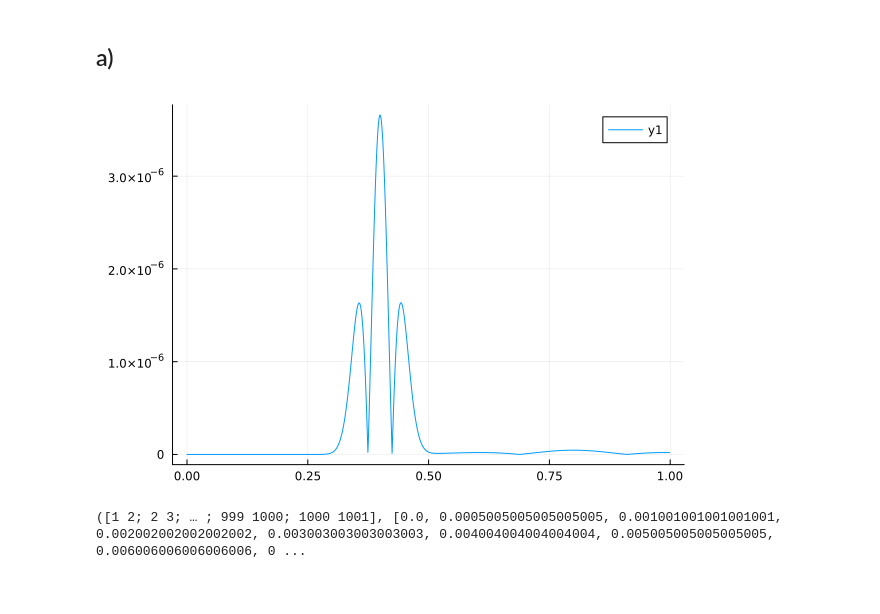
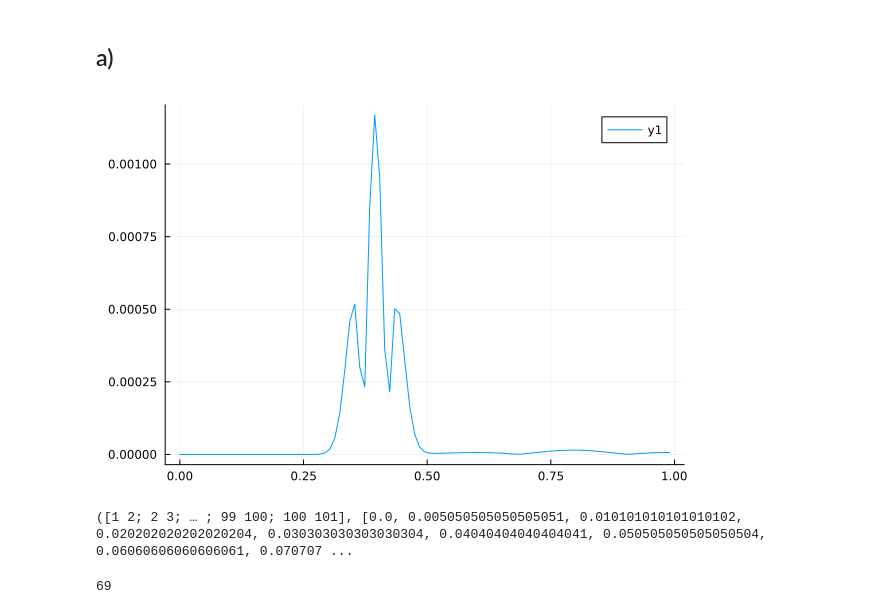
Before and after one commit to jkbch/FEM, a Jupyter notebook: Jakobs_notebook_julia.ipynb, the cells around one changed output. Saved outputs shown, nothing was run; the diff lists cells and outputs as text; code cells hidden in the pictures.

```diff
--- a/Jakobs_notebook_julia.ipynb
+++ b/Jakobs_notebook_julia.ipynb
@@ -250,32 +251,32 @@ WARNING: both Plots and LinearAlgebra export "rotate!"; uses of it in module Mai
 # %%
 function compute_error_decrease(fun::Function, VX::Vector{Float64}, EToV::Matrix{Int64})
     M, N = size(EToV)
     err = zeros(M)
 
     for i in 1:M
         for j in 1:N-1
             k = EToV[i, j]
             k2 = EToV[i, j+1]
             h = VX[k2] - VX[k]
             xi = VX[k]
             err[i] = sqrt(3)*sqrt(h*(fun(xi) + fun(xi + h) - 2*fun(xi + h/2))^2)/6
         end
     end
 
     return err
 end
 
 u_anal(x) = exp(-800*(x - 0.4)^2) + 0.25*exp(-40*(x - 0.8)^2)
-M = 1000
+M = 100
 VX = collect(range(0, 1, M))
 EToV = hcat(1:M-1, 2:M)
 
 
 err_vec = compute_error_decrease(u_anal, VX, EToV)
 
 plot(VX[1:M-1], err_vec)
 # %% [output]
-[figure, old version]
+[figure, new version]
 # %%
 function refine_marked(EToVcoarse::Matrix{Int64}, xcoarse::Vector{Float64}, idxMarked::Vector{Int64})::Tuple{Matrix{Int64}, Vector{Float64}}
     M, N = size(EToVcoarse)
@@ -286,9 +287,9 @@ function refine_marked(EToVcoarse::Matrix{Int64}, xcoarse::Vector{Float64}, idxM
 
     i = 1
     for j in 1:M
-        if i <= length(idxMarked) && idxMarked[i] == j
+        if i <= K && idxMarked[i] == j
             xfine[j+i-1] = xcoarse[j]
-            xfine[j+i] = (xcoarse[j+1] - xcoarse[j])/2
+            xfine[j+i] = (xcoarse[j+1] + xcoarse[j])/2
 
             EToVfine[j+i-1, :] = [j+i-1, j+i]
             EToVfine[j+i, :] = [j+i, j+i+1]
@@ -304,8 +305,26 @@ function refine_marked(EToVcoarse::Matrix{Int64}, xcoarse::Vector{Float64}, idxM
 
     return EToVfine, xfine
 end
-
-idxMarked = [1]
-refine_marked(EToV, VX, idxMarked)
 # %% [output]
-([1 2; 2 3; … ; 999 1000; 1000 1001], [0.0, 0.0005005005005005005, 0.001001001001001001, 0.002002002002002002, 0.003003003003003003, 0.004004004004004004, 0.005005005005005005, 0.006006006006006006, 0 ...
+([1 2; 2 3; … ; 99 100; 100 101], [0.0, 0.005050505050505051, 0.010101010101010102, 0.020202020202020204, 0.030303030303030304, 0.04040404040404041, 0.050505050505050504, 0.06060606060606061, 0.070707 ...
+# %%
+u_anal(x) = exp(-800*(x - 0.4)^2) + 0.25*exp(-40*(x - 0.8)^2)
+M = 3
+VX = collect(range(0, 1, M))
+EToV = hcat(1:M-1, 2:M)
+tolerance = 10^(-4)
+
+while true
+    err = compute_error_decrease(u_anal, VX, EToV)
+    idxMarked = findall(err .>= tolerance)
+
+    if isempty(idxMarked)
+        break
+    end
+
+    EToV, VX = refine_marked(EToV, VX, idxMarked)
+end
+
+display(length(VX))
+# %% [output]
+69
```
Also changed, not shown: parts of 3 cells of this notebook, 1 other file.
